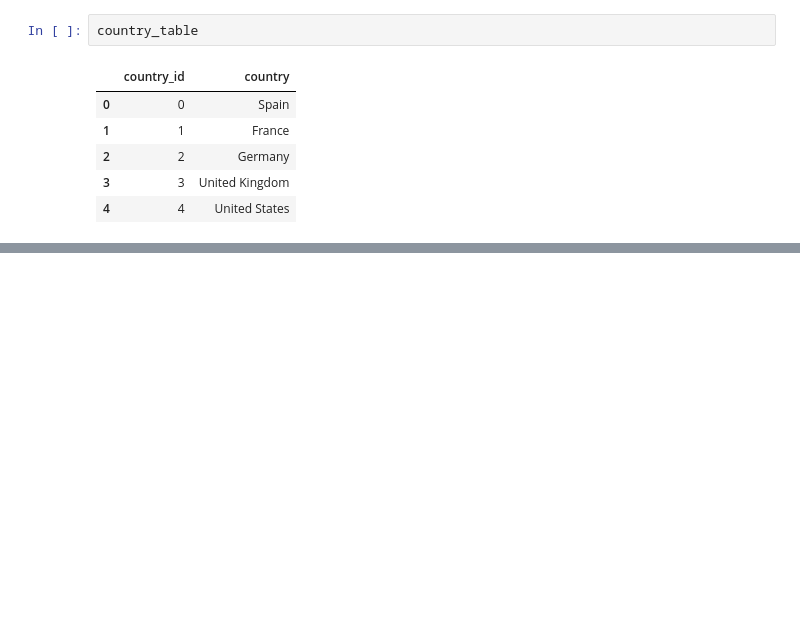
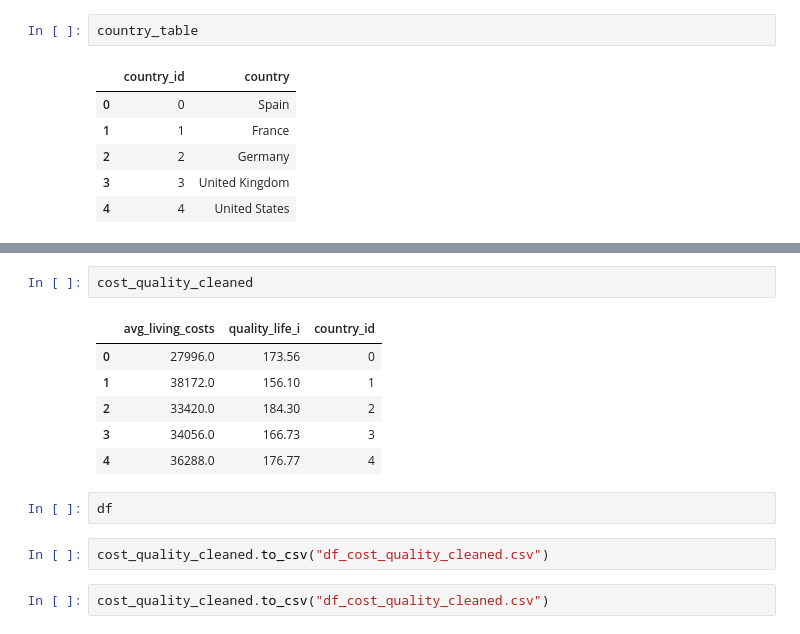
Before and after one commit to laurent-guerguy/Project-3-Our-Future-Data-Jobs-and-Salaries, a Jupyter notebook: Data_Thiefs (1).ipynb, the cells around one changed output, grey strips where cells are left out. Saved outputs shown, nothing was run; the diff lists cells and outputs as text; blank space fills up the shorter version.

```diff
--- a/Data_Thiefs (1).ipynb
+++ b/Data_Thiefs (1).ipynb
@@ -153,0 +198,15 @@ country_table.to_csv("df_country")
+# %%
+cost_quality_cleaned
+# %% [output]
+|  | avg_living_costs | quality_life_i | country_id |
+| 0 | 27996.0 | 173.56 | 0 |
+| 1 | 38172.0 | 156.10 | 1 |
+| 2 | 33420.0 | 184.30 | 2 |
+| 3 | 34056.0 | 166.73 | 3 |
+| 4 | 36288.0 | 176.77 | 4 |
+# %%
+df
+# %%
+cost_quality_cleaned.to_csv("df_cost_quality_cleaned.csv")
+# %%
+cost_quality_cleaned.to_csv("df_cost_quality_cleaned.csv")
```
Also changed, not shown: parts of 18 cells of this notebook, 6 other files.
